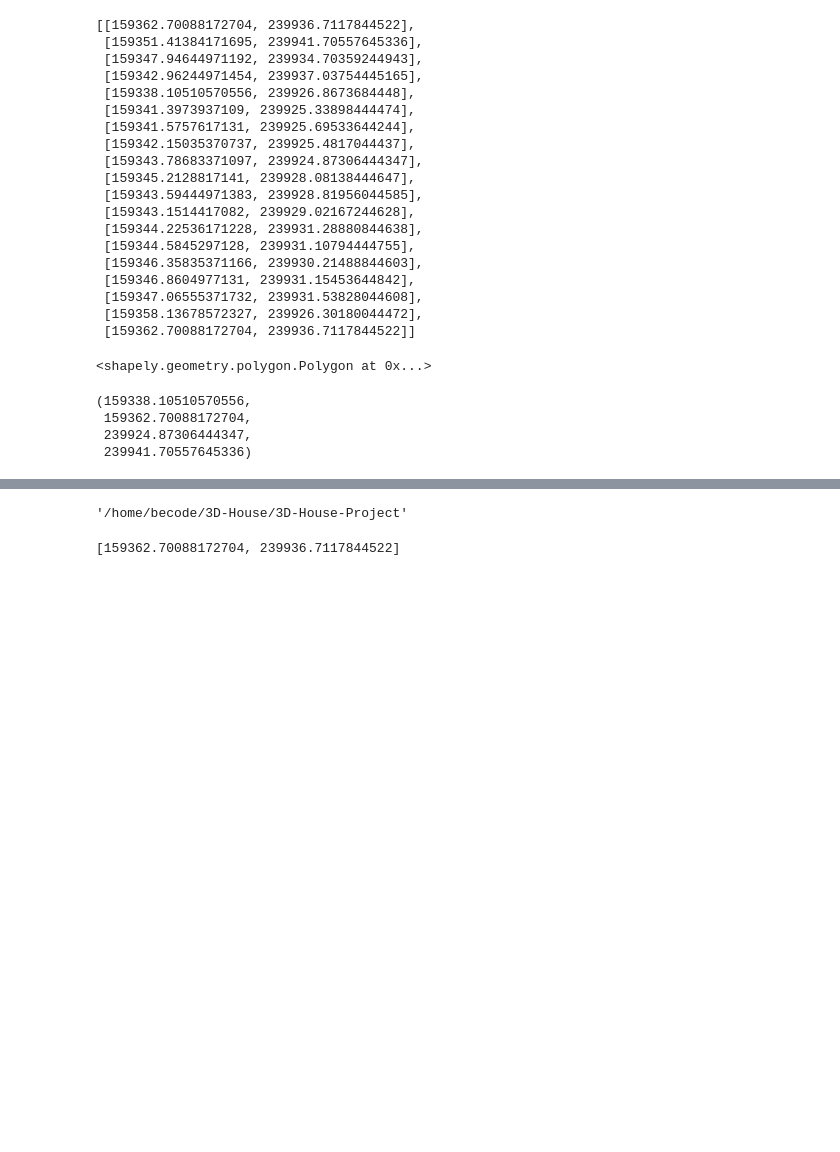
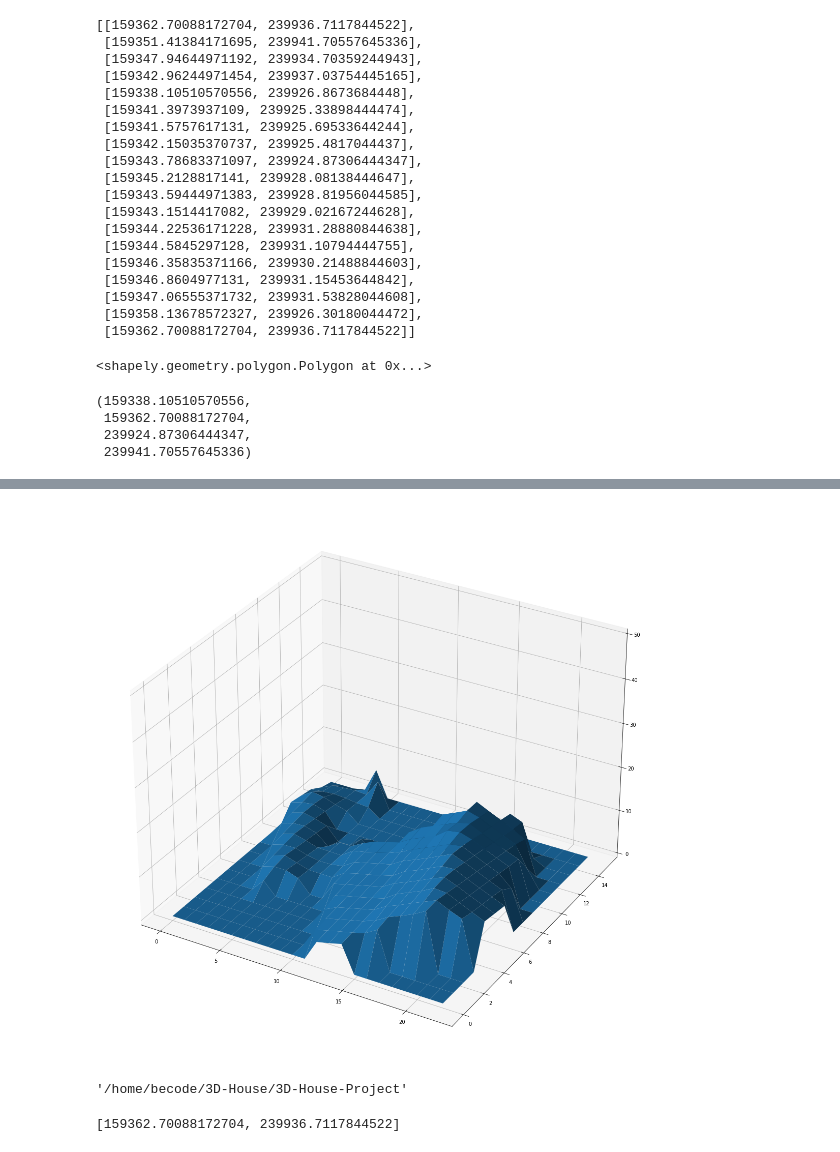
Before and after one commit to agilepydev/3D-House, a Jupyter notebook: 3D-House-Project/api coordinates.ipynb, the cells around one changed output, grey strips where cells are left out. Saved outputs shown, nothing was run; the diff lists cells and outputs as text; code cells hidden in the pictures; blank space fills up the shorter version.

```diff
--- a/3D-House-Project/api coordinates.ipynb
+++ b/3D-House-Project/api coordinates.ipynb
@@ -95,0 +168,3 @@ write.close()
+# %%
+new_image = np.where(np.isnan(image), 0, image)
+print(new_image)
@@ -96,3 +189,12 @@ write.close()
+# %%
+x, y = np.meshgrid(np.arange(23), np.arange(16))
+fig = plt.figure(figsize = (20, 20))
+ax = fig.add_subplot(projection="3d")
+ax.plot_surface(x, y, new_image[0])
+ax.set_zlim(0, 50)
+plt.show()
+# %% [output]
+[figure, added]
 # %%
 pwd
 # %% [output]
```
Also changed, not shown: parts of 15 cells of this notebook, 3 other files.
